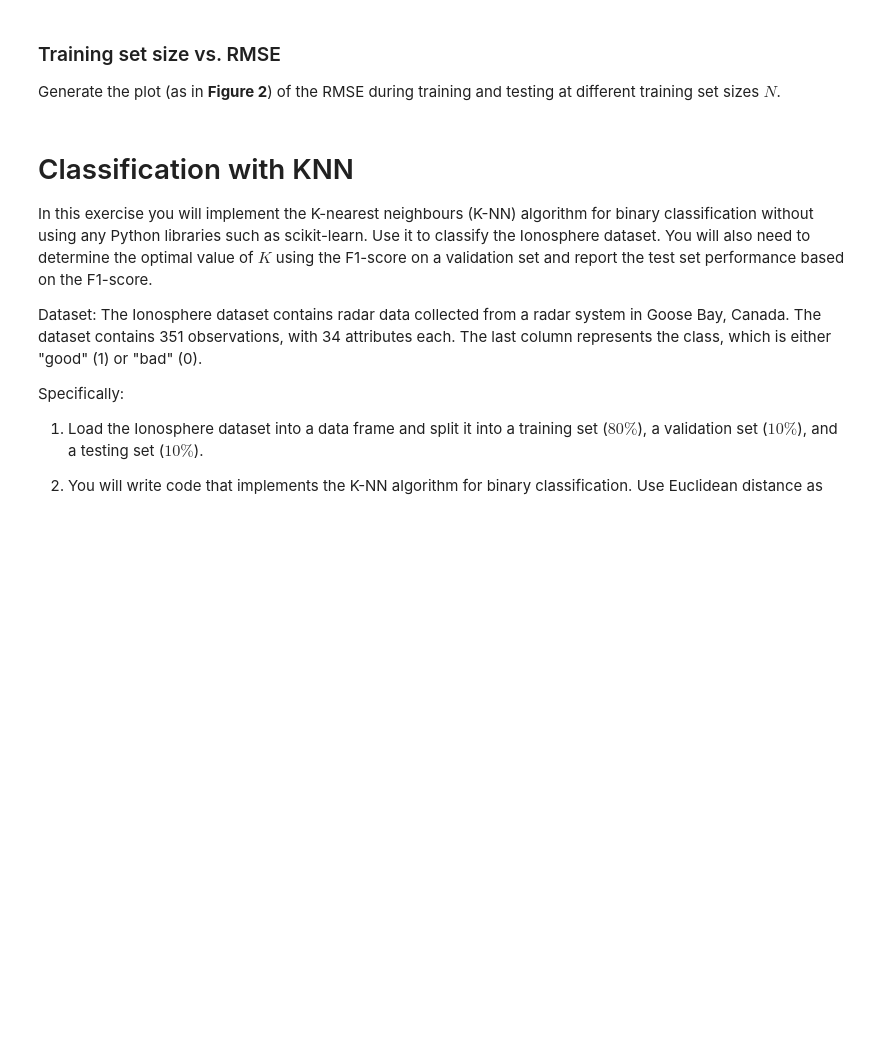
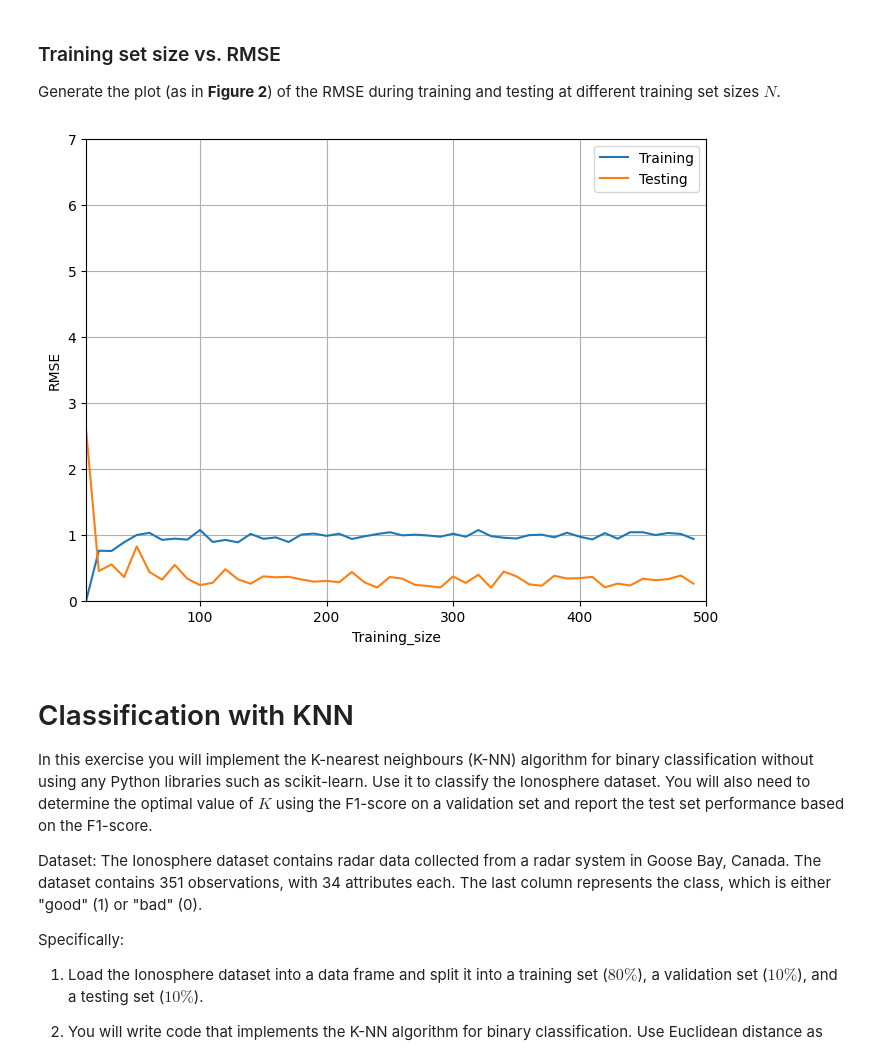
Before and after one commit to Albuquerque07/TACD-task2, a Jupyter notebook: A2_template.ipynb, the cells around one changed output. Cells and saved outputs as stored; diff of their text form; code cells hidden in the pictures; blank space fills up the shorter version.

```diff
--- a/A2_template.ipynb
+++ b/A2_template.ipynb
@@ -73,6 +118,51 @@ Generate the plot (as in __Figure 1__) of the RMSE during training and testing a
 Generate the plot (as in __Figure 2__) of the RMSE during training and testing at different training set sizes $N$.
 # %%
 # your code goes here:
+history_rmse_N = []
+history_rmse_newtest = []
+N = np.arange(10, 500, 10)
+for n in N:
+    x_i_new = np.linspace(0, 10, n)
+    noise_new = rng.normal(0, 1, size=n)
+    y_i_new = 4 * np.sin(x_i_new) + noise_new
+
+    # Creating the polinomial function bases in the M=9 value
+    train_x_new = [x_i_new ** i for i in range(0, 10)]
+
+    # .T Cause the list compreension insert the data in lines
+    train_x_new = np.array(train_x_new).T
+
+    # Chaging variables only to make sense in the formula
+    t_train_new = y_i_new
+
+    # Lets find the wheight values based only in training samples
+    w = np.linalg.inv(train_x_new.T @ train_x_new) @ train_x_new.T @ t_train_new
+
+    # Now the RMSE values for
+    # Training
+    y_xw_train = train_x_new @ w
+    y_pow = np.pow((t_train_new - y_xw_train), 2)
+    E_rms = np.sqrt(( np.sum( y_pow ) ) / (len(t_train_new)))
+    history_rmse_N.append(E_rms)
+
+    # Testing
+    y_xw_test = test_x @ w
+    y_pow = np.pow((t_test - y_xw_test), 2)
+    E_rms = np.sqrt(( np.sum( y_pow ) ) / (len(t_test)))
+    history_rmse_newtest.append(E_rms)
+
+fig = plt.figure(figsize=(8, 6))
+plt.plot(N, history_rmse_N, label="Training")
+plt.plot(N, history_rmse_newtest, label="Testing")
+plt.xlim(10, 500)
+plt.ylim(0, 7)
+plt.xlabel("Training_size")
+plt.ylabel("RMSE")
+plt.grid()
+plt.legend()
+plt.show()
+# %% [output]
+[figure, added]
 # %% [markdown]
 # Classification with KNN
 In this exercise you will implement the K-nearest neighbours (K-NN) algorithm for binary classification without using any Python libraries such as scikit-learn. Use it to classify the Ionosphere dataset. You will also need to determine the optimal value of $K$ using the F1-score on a validation set and report the test set performance based on the F1-score.
```
Also changed, not shown: parts of 6 cells of this notebook.
